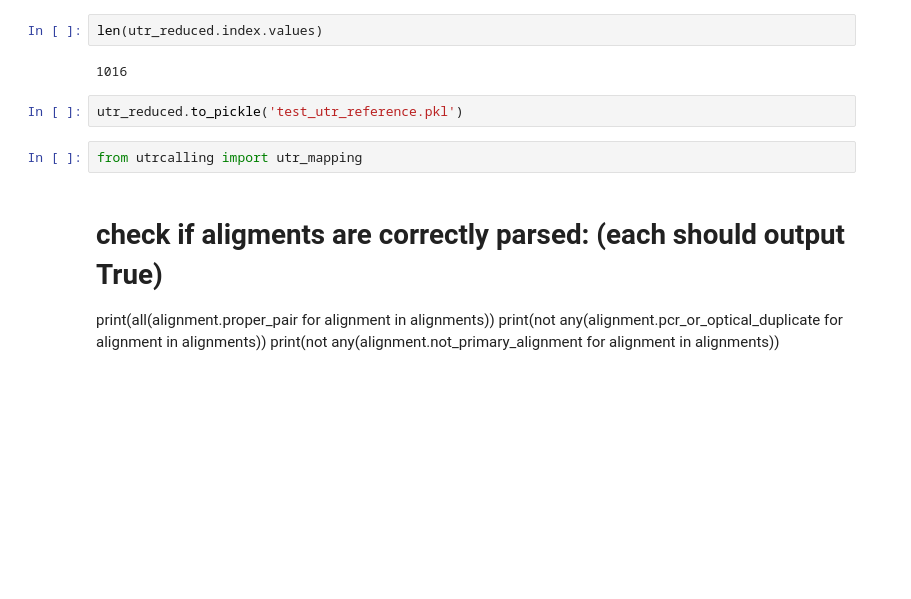
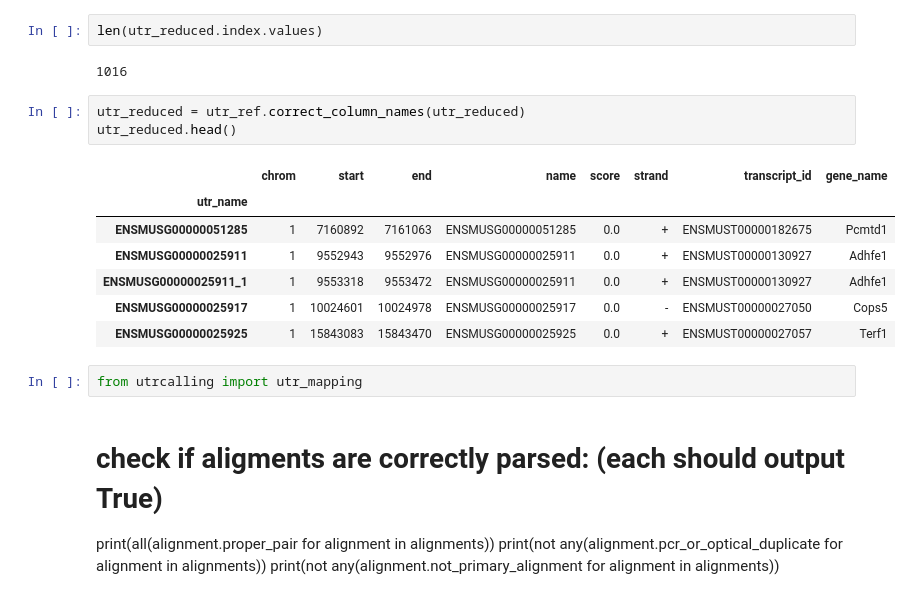
Before and after one commit to AndreMacedo88/utrcalling, a Jupyter notebook: notebooks/3UTR in NSC lineage progression.ipynb, the cells around one changed output. Cells and saved outputs as stored; diff of their text form; blank space fills up the shorter version.

Commit message:
correct column names of the utr bed object
- add new function that corrects the names

- add new tests for the function

- update the test_UTR_reference.pkl file with the new object

```diff
--- a/notebooks/3UTR in NSC lineage progression.ipynb
+++ b/notebooks/3UTR in NSC lineage progression.ipynb
@@ -128,8 +128,17 @@ ENSMUSG00000025925        +  ENSMUST00000027057    Terf1
 len(utr_reduced.index.values)
 # %% [output]
 1016
-# %%
-utr_reduced.to_pickle('test_utr_reference.pkl')
+# %%
+utr_reduced = utr_ref.correct_column_names(utr_reduced)
+utr_reduced.head()
+# %% [output]
+|  | chrom | start | end | name | score | strand | transcript_id | gene_name |
+| utr_name |  |  |  |  |  |  |  |  |
+| ENSMUSG00000051285 | 1 | 7160892 | 7161063 | ENSMUSG00000051285 | 0.0 | + | ENSMUST00000182675 | Pcmtd1 |
+| ENSMUSG00000025911 | 1 | 9552943 | 9552976 | ENSMUSG00000025911 | 0.0 | + | ENSMUST00000130927 | Adhfe1 |
+| ENSMUSG00000025911_1 | 1 | 9553318 | 9553472 | ENSMUSG00000025911 | 0.0 | + | ENSMUST00000130927 | Adhfe1 |
+| ENSMUSG00000025917 | 1 | 10024601 | 10024978 | ENSMUSG00000025917 | 0.0 | - | ENSMUST00000027050 | Cops5 |
+| ENSMUSG00000025925 | 1 | 15843083 | 15843470 | ENSMUSG00000025925 | 0.0 | + | ENSMUST00000027057 | Terf1 |
 # %%
 from utrcalling import utr_mapping
 # %% [markdown]
```
Also changed, not shown: parts of 1 cell of this notebook, 4 other files.
